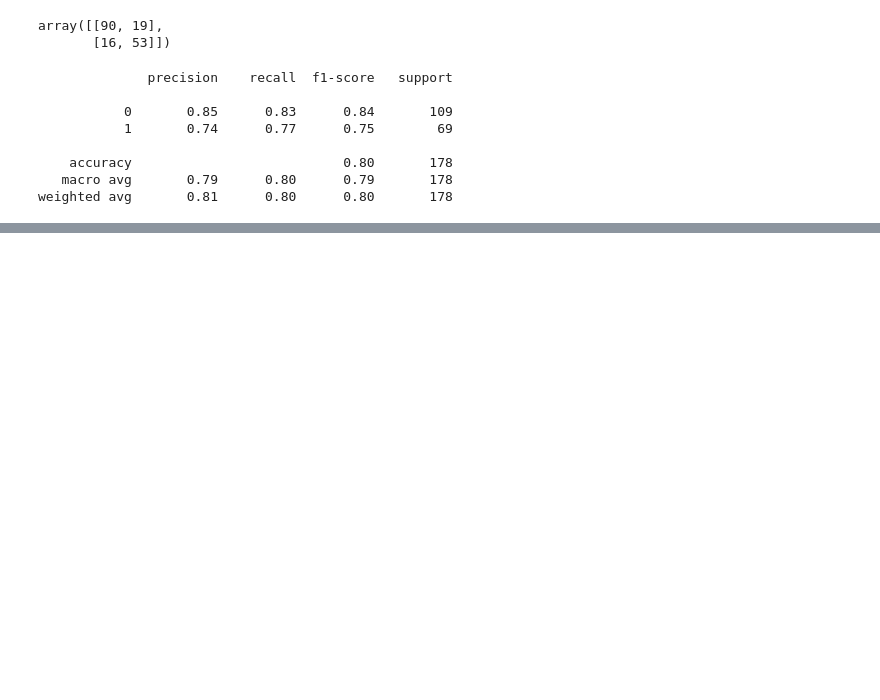
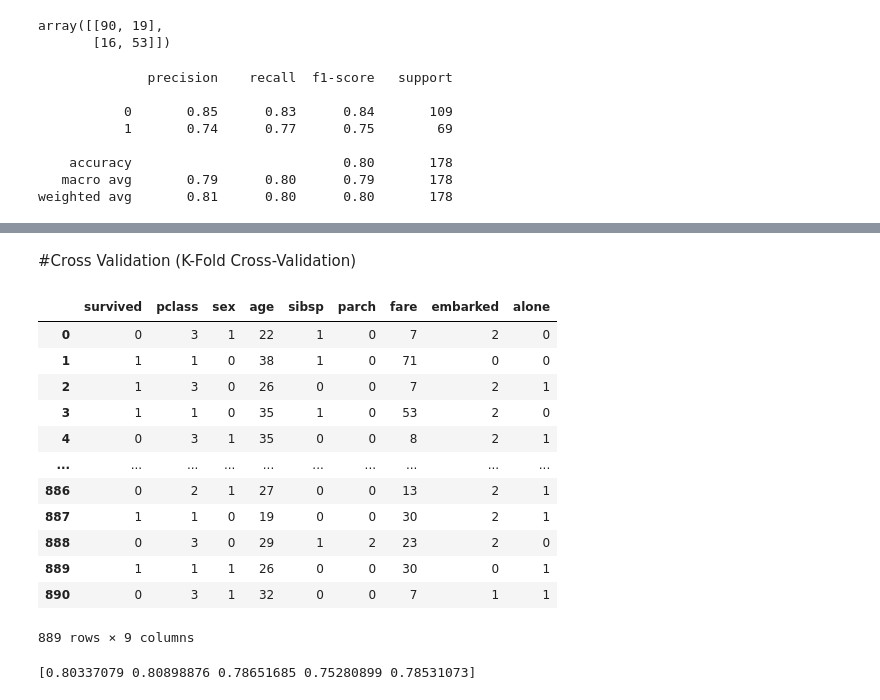
Before and after one commit to afifamaisha13/Machine_learing-and-Deep_learning, a Jupyter notebook: Classification_algo.ipynb, the cells around one changed output, grey strips where cells are left out. Saved outputs shown, nothing was run; the diff lists cells and outputs as text; code cells hidden in the pictures; blank space fills up the shorter version.

```diff
--- a/Classification_algo.ipynb
+++ b/Classification_algo.ipynb
@@ -179,0 +370,18 @@ weighted avg       0.81      0.80      0.80       178
+# %% [markdown]
+#Cross Validation (K-Fold Cross-Validation)
+# %%
+df
+# %% [output]
+|  | survived | pclass | sex | age | sibsp | parch | fare | embarked | alone |
+| 0 | 0 | 3 | 1 | 22 | 1 | 0 | 7 | 2 | 0 |
+| 1 | 1 | 1 | 0 | 38 | 1 | 0 | 71 | 0 | 0 |
+| 2 | 1 | 3 | 0 | 26 | 0 | 0 | 7 | 2 | 1 |
+| 3 | 1 | 1 | 0 | 35 | 1 | 0 | 53 | 2 | 0 |
+| 4 | 0 | 3 | 1 | 35 | 0 | 0 | 8 | 2 | 1 |
+| ... | ... | ... | ... | ... | ... | ... | ... | ... | ... |
+| 886 | 0 | 2 | 1 | 27 | 0 | 0 | 13 | 2 | 1 |
+| 887 | 1 | 1 | 0 | 19 | 0 | 0 | 30 | 2 | 1 |
+| 888 | 0 | 3 | 0 | 29 | 1 | 2 | 23 | 2 | 0 |
+| 889 | 1 | 1 | 1 | 26 | 0 | 0 | 30 | 0 | 1 |
+| 890 | 0 | 3 | 1 | 32 | 0 | 0 | 7 | 1 | 1 |
+889 rows × 9 columns
@@ -179,0 +399,4 @@ weighted avg       0.81      0.80      0.80       178
+# %%
+print(scores)
+# %% [output]
+[0.80337079 0.80898876 0.78651685 0.75280899 0.78531073]
```
Also changed, not shown: parts of 44 cells of this notebook.
